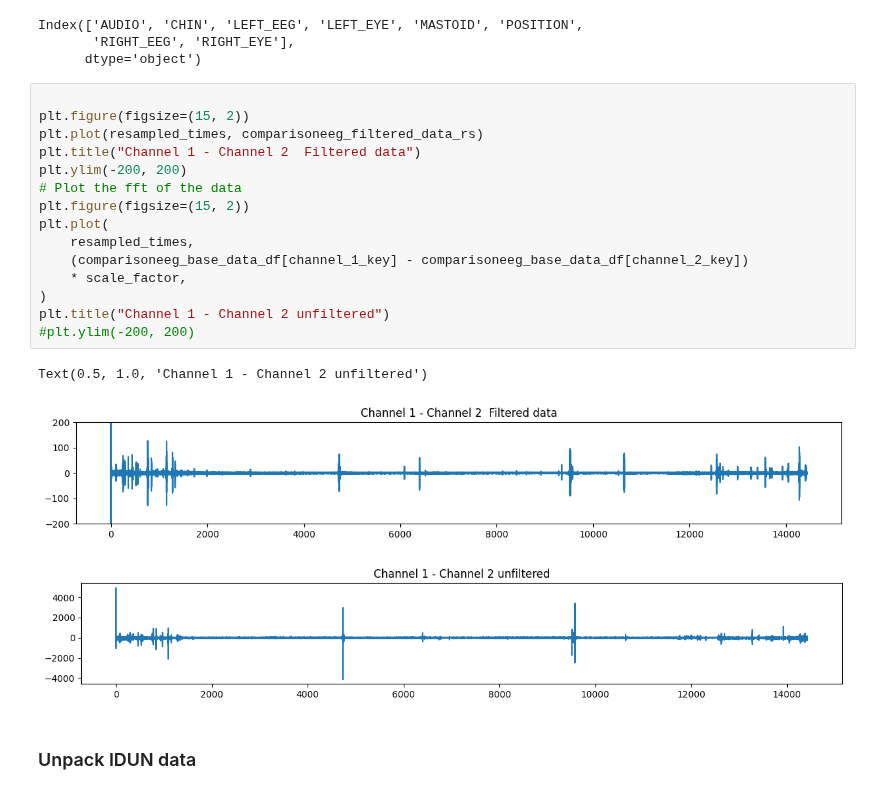
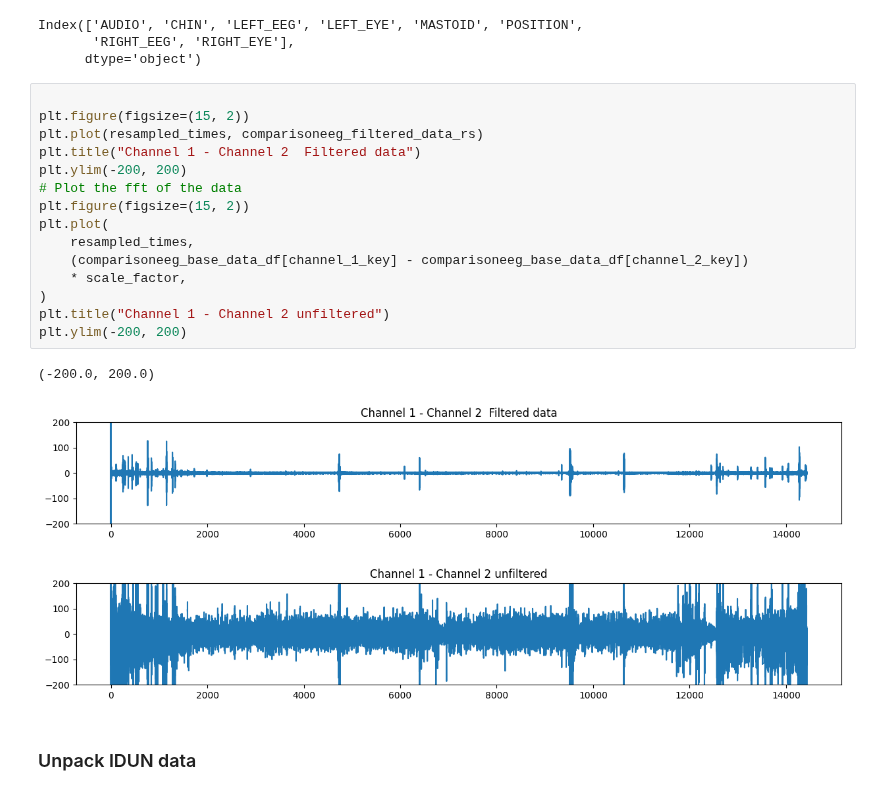
Before and after one commit to iduntech/idn-sync-data, a Jupyter notebook: sync_main.ipynb, the cells around one changed output. Drawn from its saved outputs; the diff is of its cells as text.

```diff
--- a/sync_main.ipynb
+++ b/sync_main.ipynb
@@ -96,22 +96,22 @@ Index(['AUDIO', 'CHIN', 'LEFT_EEG', 'LEFT_EYE', 'MASTOID', 'POSITION',
 # %%
 
 plt.figure(figsize=(15, 2))
 plt.plot(resampled_times, comparisoneeg_filtered_data_rs)
 plt.title("Channel 1 - Channel 2  Filtered data")
 plt.ylim(-200, 200)
 # Plot the fft of the data
 plt.figure(figsize=(15, 2))
 plt.plot(
     resampled_times,
     (comparisoneeg_base_data_df[channel_1_key] - comparisoneeg_base_data_df[channel_2_key])
     * scale_factor,
 )
 plt.title("Channel 1 - Channel 2 unfiltered")
-#plt.ylim(-200, 200)
+plt.ylim(-200, 200)
 # %% [output]
-Text(0.5, 1.0, 'Channel 1 - Channel 2 unfiltered')
+(-200.0, 200.0)
 [figure]
-[figure, old version]
+[figure, new version]
 # %% [markdown]
 ### Unpack IDUN data
 # %%
```
Also changed, not shown: parts of 10 cells of this notebook, 2 other files.
